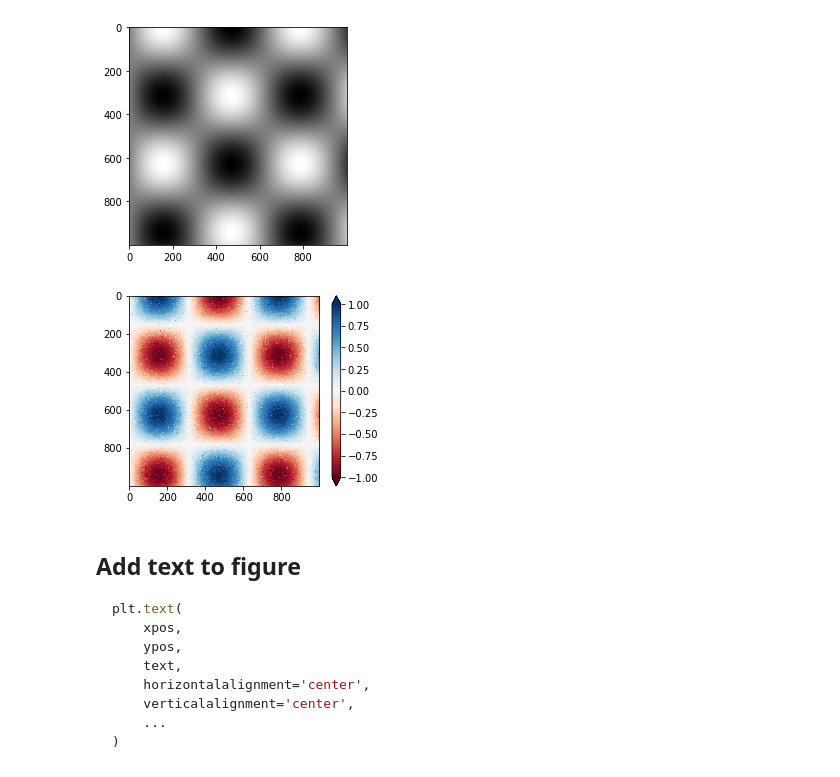
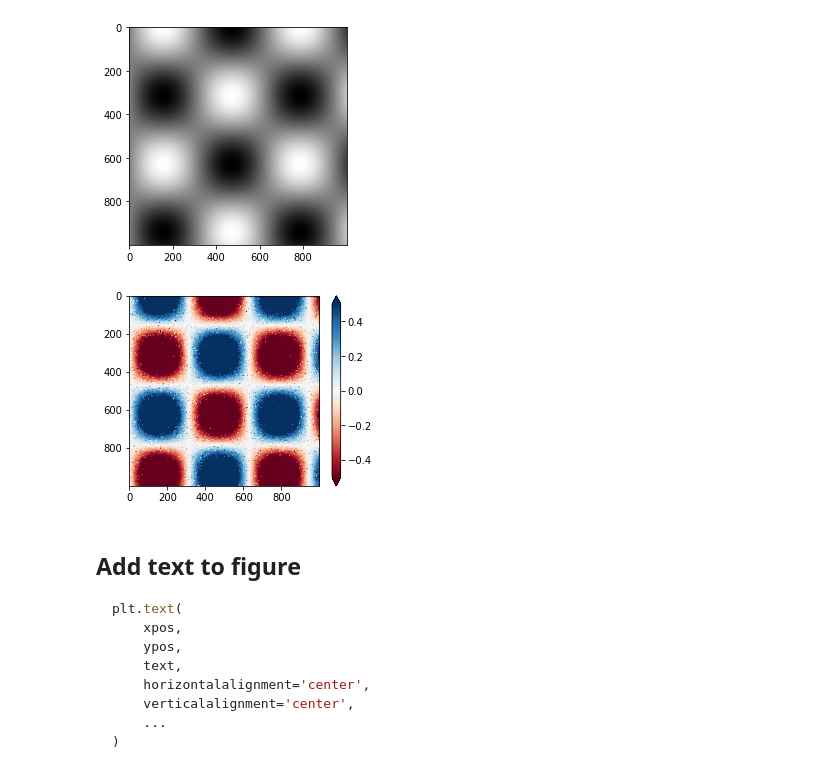
Before and after one commit to tkaya94/UdemyDataScience, a Jupyter notebook: 4_Matplotlib/06_Customize.ipynb, the cells around one changed output. Drawn from its saved outputs; the diff is of its cells as text; code cells hidden in the pictures.

```diff
--- a/4_Matplotlib/06_Customize.ipynb
+++ b/4_Matplotlib/06_Customize.ipynb
@@ -52,19 +57,19 @@ plt.imshow(I, cmap='gray');
 # %%
 speckles = (np.random.random(I.shape) < 0.01)
 I[speckles] = np.random.normal(
     loc=0.0,
     scale=3.0,
     size=np.count_nonzero(speckles)
 )
 
 plt.figure(figsize=(10, 3.5))
 
 plt.subplot(1, 2, 2)
 plt.imshow(I, cmap='RdBu')
 plt.colorbar(extend='both')
-plt.clim(-1, 1)
+plt.clim(-0.5, 0.5)
 # %% [output]
-[figure, old version]
+[figure, new version]
 # %% [markdown]
 ## Add text to figure
 
```
Also changed, not shown: parts of 3 cells of this notebook, 1 other file.
